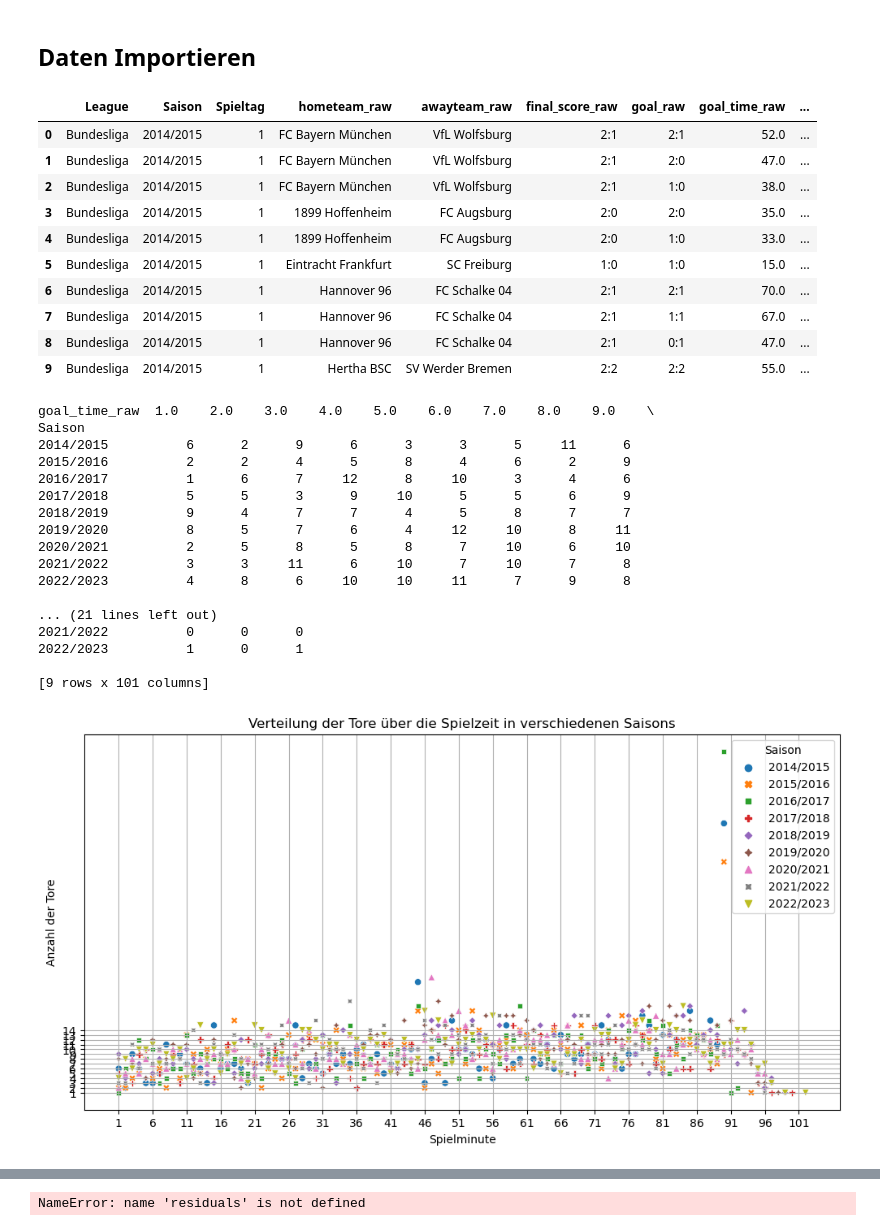
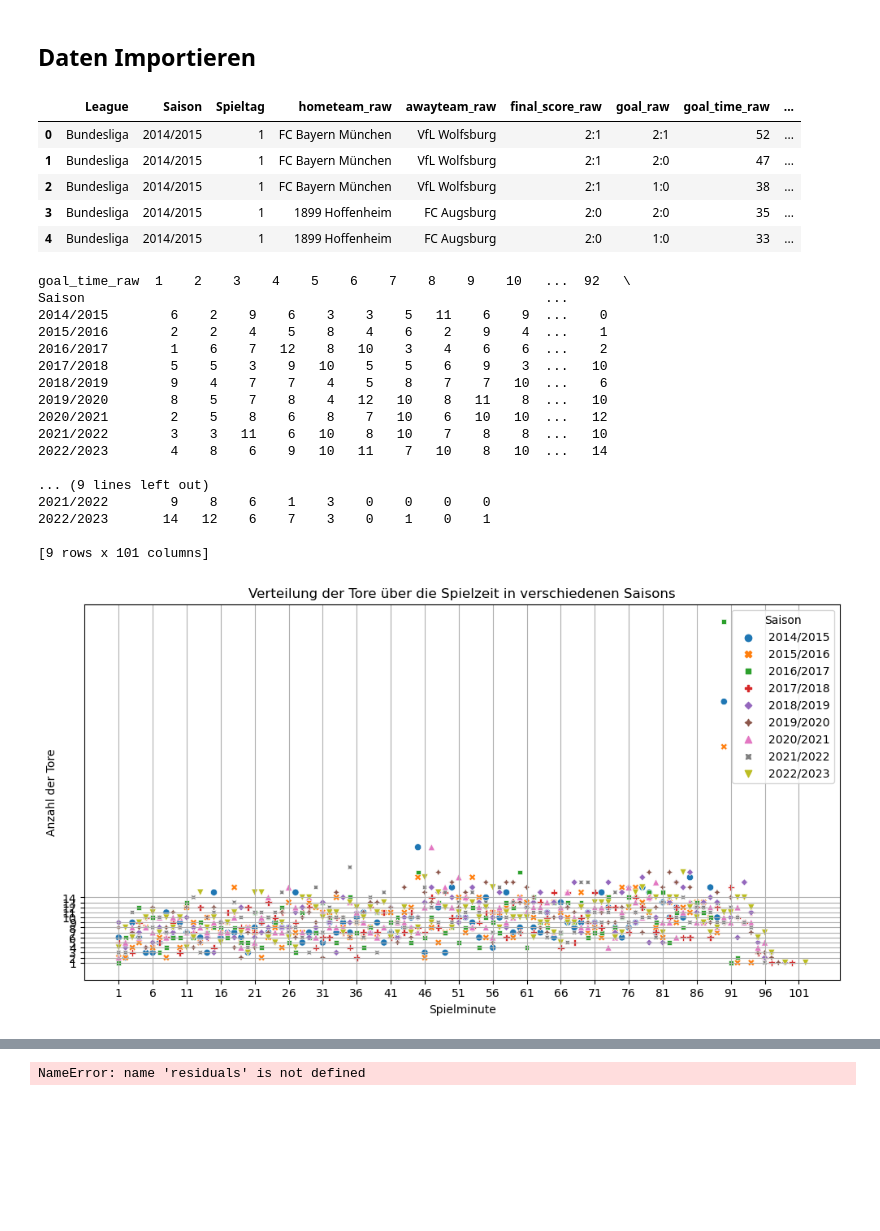
Before and after one commit to lederyou/Fussballdaten, a Jupyter notebook: Bundesliga/Bundesliga_Analyse.ipynb, the cells around one changed output, grey strips where cells are left out. Saved outputs shown, nothing was run; the diff lists cells and outputs as text; code cells hidden in the pictures; blank space fills up the shorter version.

```diff
--- a/Bundesliga/Bundesliga_Analyse.ipynb
+++ b/Bundesliga/Bundesliga_Analyse.ipynb
@@ -21,24 +8,18 @@ df.to_csv(csv_path, index=False)
 # %% [markdown]
 ## Daten Importieren
-# %%
-file_path = '/Users/youri/VSC Data/Data Analytics/Fussballdaten/Bundesliga/Bundesliga_Bereinigt.csv'
-df = pd.read_csv(file_path)
-
-
-# Anzeigen der ersten paar Zeilen der Tabelle zur Überprüfung
-df.head(10)
-# %% [output]
-|  | League | Saison | Spieltag | hometeam_raw | awayteam_raw | final_score_raw | goal_raw | goal_time_raw | ... |
-| 0 | Bundesliga | 2014/2015 | 1 | FC Bayern München | VfL Wolfsburg | 2:1 | 2:1 | 52.0 | ... |
-| 1 | Bundesliga | 2014/2015 | 1 | FC Bayern München | VfL Wolfsburg | 2:1 | 2:0 | 47.0 | ... |
-| 2 | Bundesliga | 2014/2015 | 1 | FC Bayern München | VfL Wolfsburg | 2:1 | 1:0 | 38.0 | ... |
-| 3 | Bundesliga | 2014/2015 | 1 | 1899 Hoffenheim | FC Augsburg | 2:0 | 2:0 | 35.0 | ... |
-| 4 | Bundesliga | 2014/2015 | 1 | 1899 Hoffenheim | FC Augsburg | 2:0 | 1:0 | 33.0 | ... |
-| 5 | Bundesliga | 2014/2015 | 1 | Eintracht Frankfurt | SC Freiburg | 1:0 | 1:0 | 15.0 | ... |
-| 6 | Bundesliga | 2014/2015 | 1 | Hannover 96 | FC Schalke 04 | 2:1 | 2:1 | 70.0 | ... |
-| 7 | Bundesliga | 2014/2015 | 1 | Hannover 96 | FC Schalke 04 | 2:1 | 1:1 | 67.0 | ... |
-| 8 | Bundesliga | 2014/2015 | 1 | Hannover 96 | FC Schalke 04 | 2:1 | 0:1 | 47.0 | ... |
-| 9 | Bundesliga | 2014/2015 | 1 | Hertha BSC | SV Werder Bremen | 2:2 | 2:2 | 55.0 | ... |
+# %%
+conn=mysql.connector.connect(host='localhost',port=int(3306),user='root',passwd='Roger123',db='fussballdata')
+
+df=pd.read_sql_query("SELECT * FROM bundesliga ",conn)
+
+df.head()
+# %% [output]
+|  | League | Saison | Spieltag | hometeam_raw | awayteam_raw | final_score_raw | goal_raw | goal_time_raw | ... |
+| 0 | Bundesliga | 2014/2015 | 1 | FC Bayern München | VfL Wolfsburg | 2:1 | 2:1 | 52 | ... |
+| 1 | Bundesliga | 2014/2015 | 1 | FC Bayern München | VfL Wolfsburg | 2:1 | 2:0 | 47 | ... |
+| 2 | Bundesliga | 2014/2015 | 1 | FC Bayern München | VfL Wolfsburg | 2:1 | 1:0 | 38 | ... |
+| 3 | Bundesliga | 2014/2015 | 1 | 1899 Hoffenheim | FC Augsburg | 2:0 | 2:0 | 35 | ... |
+| 4 | Bundesliga | 2014/2015 | 1 | 1899 Hoffenheim | FC Augsburg | 2:0 | 1:0 | 33 | ... |
 # %%
 
 
@@ -48,21 +29,21 @@ goal_distribution = df.groupby(['Saison', 'goal_time_raw']).size().unstack(fill_
 # Anzeigen der Torverteilung
 print(goal_distribution)
 # %% [output]
-goal_time_raw  1.0    2.0    3.0    4.0    5.0    6.0    7.0    8.0    9.0    \
-Saison
-2014/2015          6      2      9      6      3      3      5     11      6
-2015/2016          2      2      4      5      8      4      6      2      9
-2016/2017          1      6      7     12      8     10      3      4      6
-2017/2018          5      5      3      9     10      5      5      6      9
-2018/2019          9      4      7      7      4      5      8      7      7
-2019/2020          8      5      7      6      4     12     10      8     11
-2020/2021          2      5      8      5      8      7     10      6     10
-2021/2022          3      3     11      6     10      7     10      7      8
-2022/2023          4      8      6     10     10     11      7      9      8
+goal_time_raw  1    2    3    4    5    6    7    8    9    10   ...  92   \
+Saison                                                           ...
+2014/2015        6    2    9    6    3    3    5   11    6    9  ...    0
+2015/2016        2    2    4    5    8    4    6    2    9    4  ...    1
+2016/2017        1    6    7   12    8   10    3    4    6    6  ...    2
+2017/2018        5    5    3    9   10    5    5    6    9    3  ...   10
+2018/2019        9    4    7    7    4    5    8    7    7   10  ...    6
+2019/2020        8    5    7    8    4   12   10    8   11    8  ...   10
+2020/2021        2    5    8    6    8    7   10    6   10   10  ...   12
+2021/2022        3    3   11    6   10    8   10    7    8    8  ...   10
+2022/2023        4    8    6    9   10   11    7   10    8   10  ...   14
 
-... (21 lines left out)
-2021/2022          0      0      0
-2022/2023          1      0      1
+... (9 lines left out)
+2021/2022        9    8    6    1    3    0    0    0    0
+2022/2023       14   12    6    7    3    0    1    0    1
 
 [9 rows x 101 columns]
 # %%
@@ -80,7 +61,7 @@ plt.yticks(range(1, 15, 1))
 plt.grid()
 plt.show()
 # %% [output]
-[figure, old version]
+[figure, new version]
 # %%
 # Erstellen der Boxplots für jede Saison
 plt.figure(figsize=(12, 8))
```
Also changed, not shown: parts of 4 cells of this notebook, 5 other files.
